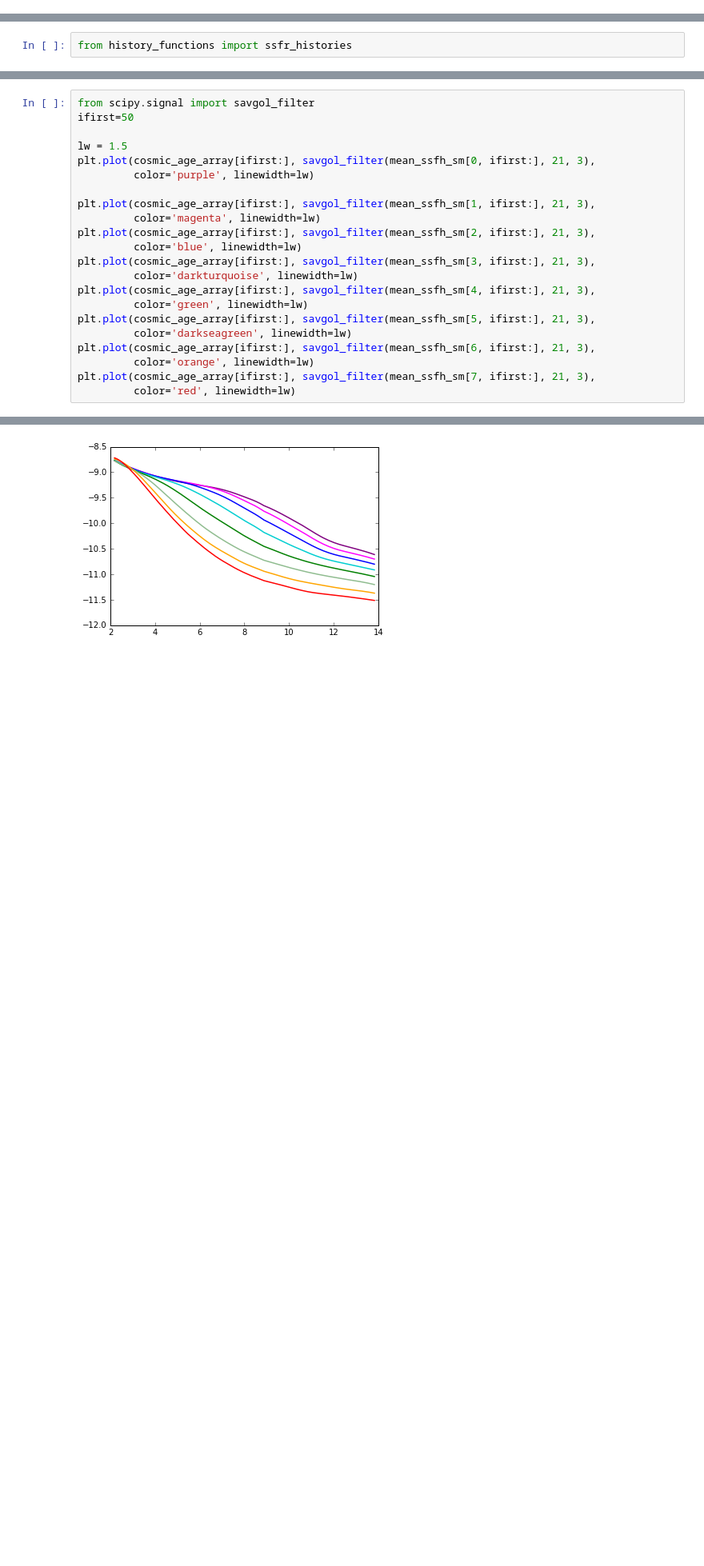
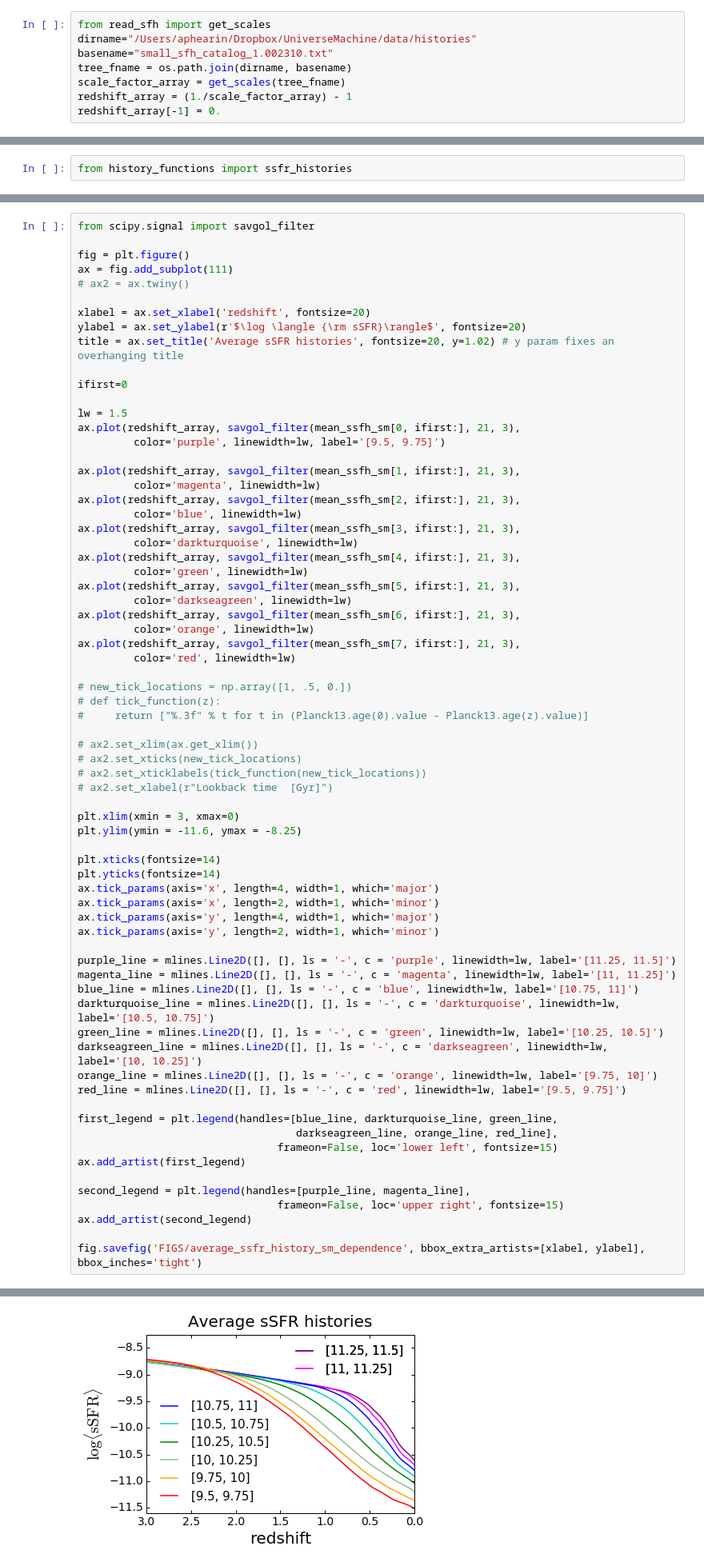
Before and after one commit to aphearin/time_evolving_cam_utils, a Jupyter notebook: mean_ssfh_z0.ipynb, the cells around one changed output, grey strips where cells are left out. Shown at 80% size. Cells and saved outputs as stored; diff of their text form; blank space fills up the shorter version.

Commit message:
Finished figure showing avergae sSFR histories

```diff
--- a/mean_ssfh_z0.ipynb
+++ b/mean_ssfh_z0.ipynb
@@ -8,6 +10,14 @@ dirname = "/Users/aphearin/Dropbox/UniverseMachine/data/histories/prelim_sfh_red
 history_fname = "sfh_catalog_1.002310_smcut_9.50_value_added_histories.hdf5"
 histories = Table.read(os.path.join(dirname, history_fname), path='data')
 cosmic_age_array = np.load(os.path.join(dirname, 'times.npy'))
+# %%
+from read_sfh import get_scales
+dirname="/Users/aphearin/Dropbox/UniverseMachine/data/histories"
+basename="small_sfh_catalog_1.002310.txt"
+tree_fname = os.path.join(dirname, basename)
+scale_factor_array = get_scales(tree_fname)
+redshift_array = (1./scale_factor_array) - 1
+redshift_array[-1] = 0.
 # %% [markdown]
 ## Create z=0 sample masks
 # %%
@@ -61,24 +71,72 @@ mean_ssfh_low_mass_a = np.mean(ssfr_histories(histories['sfh'][active_sm_mask_ar
                                             histories['smh'][active_sm_mask_array[imask1,:]]), axis=0)
 # %%
 from scipy.signal import savgol_filter
-ifirst=50
+
+fig = plt.figure()
+ax = fig.add_subplot(111)
+# ax2 = ax.twiny()
+
+xlabel = ax.set_xlabel('redshift', fontsize=20)
+ylabel = ax.set_ylabel(r'$\log \langle {\rm sSFR}\rangle$', fontsize=20)
+title = ax.set_title('Average sSFR histories', fontsize=20, y=1.02) # y param fixes an overhanging title
+
+ifirst=0
 
 lw = 1.5
-plt.plot(cosmic_age_array[ifirst:], savgol_filter(mean_ssfh_sm[0, ifirst:], 21, 3),
-         color='purple', linewidth=lw)
+ax.plot(redshift_array, savgol_filter(mean_ssfh_sm[0, ifirst:], 21, 3),
+         color='purple', linewidth=lw, label='[9.5, 9.75]')
 
-plt.plot(cosmic_age_array[ifirst:], savgol_filter(mean_ssfh_sm[1, ifirst:], 21, 3),
+ax.plot(redshift_array, savgol_filter(mean_ssfh_sm[1, ifirst:], 21, 3),
          color='magenta', linewidth=lw)
-plt.plot(cosmic_age_array[ifirst:], savgol_filter(mean_ssfh_sm[2, ifirst:], 21, 3),
+ax.plot(redshift_array, savgol_filter(mean_ssfh_sm[2, ifirst:], 21, 3),
          color='blue', linewidth=lw)
-plt.plot(cosmic_age_array[ifirst:], savgol_filter(mean_ssfh_sm[3, ifirst:], 21, 3),
+ax.plot(redshift_array, savgol_filter(mean_ssfh_sm[3, ifirst:], 21, 3),
          color='darkturquoise', linewidth=lw)
-plt.plot(cosmic_age_array[ifirst:], savgol_filter(mean_ssfh_sm[4, ifirst:], 21, 3),
+ax.plot(redshift_array, savgol_filter(mean_ssfh_sm[4, ifirst:], 21, 3),
          color='green', linewidth=lw)
-plt.plot(cosmic_age_array[ifirst:], savgol_filter(mean_ssfh_sm[5, ifirst:], 21, 3),
+ax.plot(redshift_array, savgol_filter(mean_ssfh_sm[5, ifirst:], 21, 3),
          color='darkseagreen', linewidth=lw)
-plt.plot(cosmic_age_array[ifirst:], savgol_filter(mean_ssfh_sm[6, ifirst:], 21, 3),
+ax.plot(redshift_array, savgol_filter(mean_ssfh_sm[6, ifirst:], 21, 3),
          color='orange', linewidth=lw)
-plt.plot(cosmic_age_array[ifirst:], savgol_filter(mean_ssfh_sm[7, ifirst:], 21, 3),
+ax.plot(redshift_array, savgol_filter(mean_ssfh_sm[7, ifirst:], 21, 3),
          color='red', linewidth=lw)
+
+# new_tick_locations = np.array([1, .5, 0.])
+# def tick_function(z):
+#     return ["%.3f" % t for t in (Planck13.age(0).value - Planck13.age(z).value)]
+
+# ax2.set_xlim(ax.get_xlim())
+# ax2.set_xticks(new_tick_locations)
+# ax2.set_xticklabels(tick_function(new_tick_locations))
+# ax2.set_xlabel(r"Lookback time  [Gyr]")
+
+plt.xlim(xmin = 3, xmax=0)
+plt.ylim(ymin = -11.6, ymax = -8.25)
+
+plt.xticks(fontsize=14)
+plt.yticks(fontsize=14)
+ax.tick_params(axis='x', length=4, width=1, which='major')
+ax.tick_params(axis='x', length=2, width=1, which='minor')
+ax.tick_params(axis='y', length=4, width=1, which='major')
+ax.tick_params(axis='y', length=2, width=1, which='minor')
+
+purple_line = mlines.Line2D([], [], ls = '-', c = 'purple', linewidth=lw, label='[11.25, 11.5]')
+magenta_line = mlines.Line2D([], [], ls = '-', c = 'magenta', linewidth=lw, label='[11, 11.25]')
+blue_line = mlines.Line2D([], [], ls = '-', c = 'blue', linewidth=lw, label='[10.75, 11]')
+darkturquoise_line = mlines.Line2D([], [], ls = '-', c = 'darkturquoise', linewidth=lw, label='[10.5, 10.75]')
+green_line = mlines.Line2D([], [], ls = '-', c = 'green', linewidth=lw, label='[10.25, 10.5]')
+darkseagreen_line = mlines.Line2D([], [], ls = '-', c = 'darkseagreen', linewidth=lw, label='[10, 10.25]')
+orange_line = mlines.Line2D([], [], ls = '-', c = 'orange', linewidth=lw, label='[9.75, 10]')
+red_line = mlines.Line2D([], [], ls = '-', c = 'red', linewidth=lw, label='[9.5, 9.75]')
+
+first_legend = plt.legend(handles=[blue_line, darkturquoise_line, green_line,
+                                   darkseagreen_line, orange_line, red_line],
+                                frameon=False, loc='lower left', fontsize=15)
+ax.add_artist(first_legend)
+
+second_legend = plt.legend(handles=[purple_line, magenta_line],
+                                frameon=False, loc='upper right', fontsize=15)
+ax.add_artist(second_legend)
+
+fig.savefig('FIGS/average_ssfr_history_sm_dependence', bbox_extra_artists=[xlabel, ylabel], bbox_inches='tight')
 # %% [output]
@@ -86,4 +143,4 @@ plt.plot(cosmic_age_array[ifirst:], savgol_filter(mean_ssfh_sm[7, ifirst:], 21,
-[figure, old version]
+[figure, new version]
 # %%
 cosmic_age_array[50]
 # %% [output]
```
Also changed, not shown: parts of 2 cells of this notebook, 1 other file.
